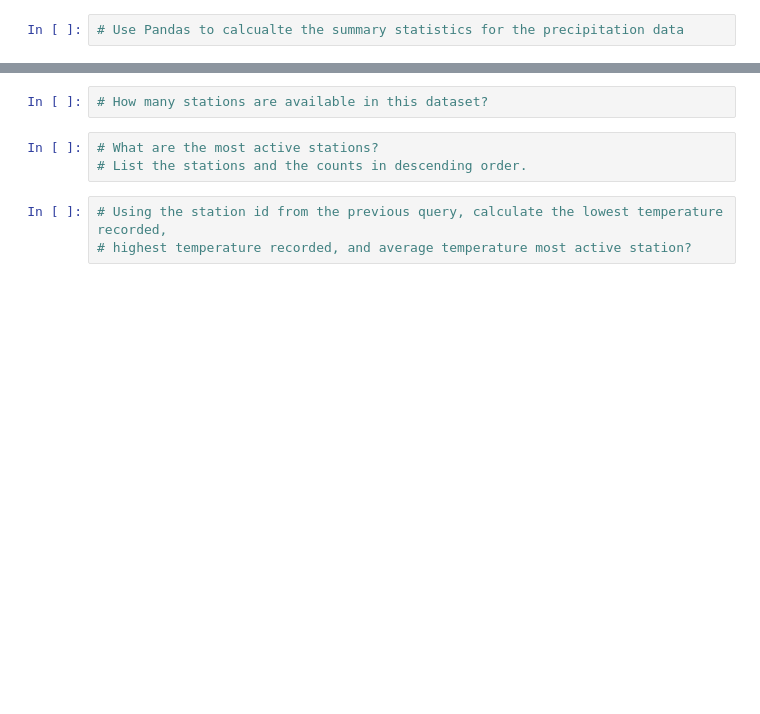
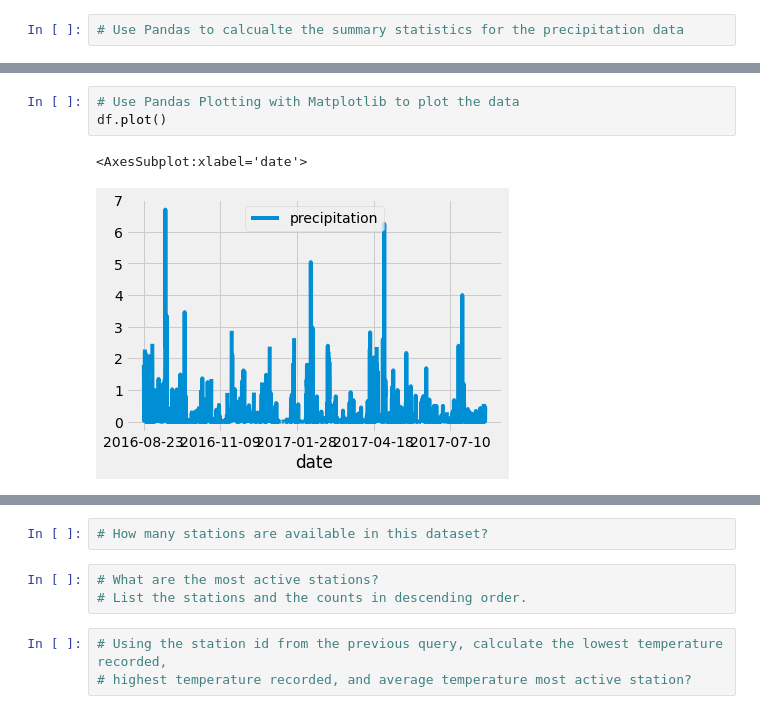
Before and after one commit to mmelnick13/surfs_up, a Jupyter notebook: climate_analysis.ipynb, the cells around one changed output, grey strips where cells are left out. Drawn from its saved outputs; the diff is of its cells as text; blank space fills up the shorter version.

```diff
--- a/climate_analysis.ipynb
+++ b/climate_analysis.ipynb
@@ -55,0 +81,6 @@ session = Session(engine)
+# %%
+# Use Pandas Plotting with Matplotlib to plot the data
+df.plot()
+# %% [output]
+<AxesSubplot:xlabel='date'>
+[figure, added]
```
Also changed, not shown: parts of 3 cells of this notebook.
